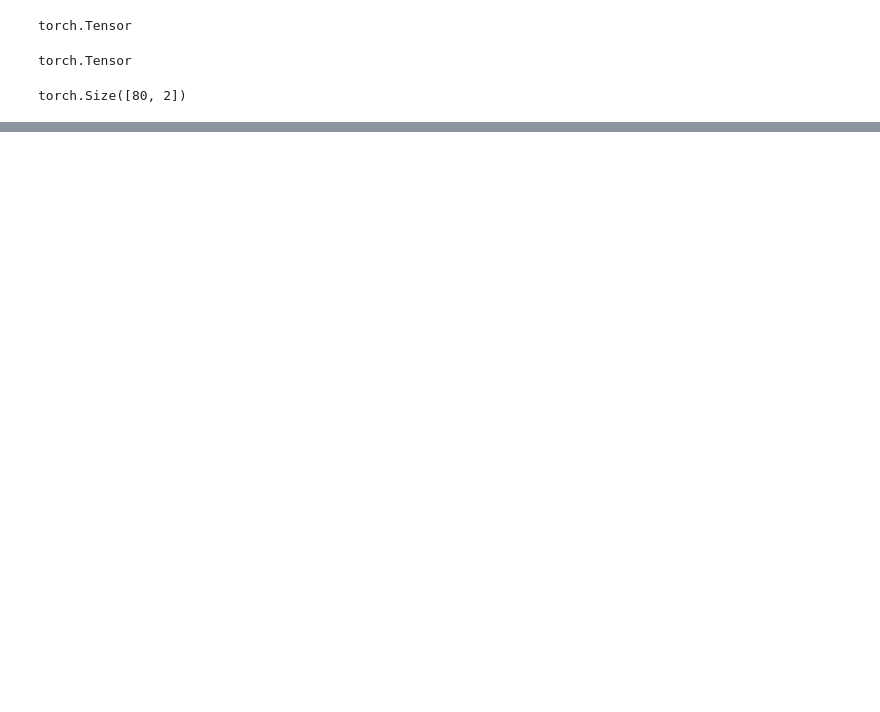
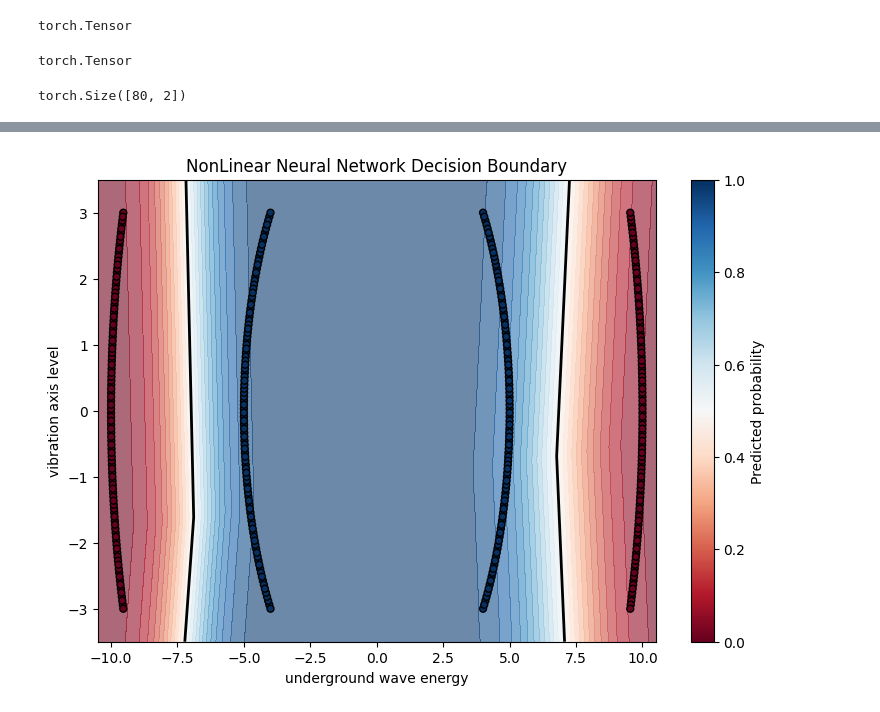
Before and after one commit to mertylmz24/DeepLearningNotebooks, a Jupyter notebook: NonLinearData.ipynb, the cells around one changed output, grey strips where cells are left out. Drawn from its saved outputs; the diff is of its cells as text; code cells hidden in the pictures; blank space fills up the shorter version.

```diff
--- a/NonLinearData.ipynb
+++ b/NonLinearData.ipynb
@@ -321,0 +339,61 @@ Model Accuracy Score with ReLU: 77.5
+# %%
+# decision boundry plot
+
+
+import numpy as np
+import matplotlib.pyplot as plt
+
+# Train ve test verilerini birleştiriyoruz
+X = torch.cat([X_train, X_test], dim=0)
+y = torch.cat([y_train, y_test], dim=0)
+
+# İki özellik için koordinat aralıkları
+x_min, x_max = X[:, 0].min().item() - 0.5, X[:, 0].max().item() + 0.5
+y_min, y_max = X[:, 1].min().item() - 0.5, X[:, 1].max().item() + 0.5
+
+# İki boyutlu grid oluşturuyoruz
+xx, yy = np.meshgrid(
+    np.linspace(x_min, x_max, 300),
+    np.linspace(y_min, y_max, 300)
+)
+
+# Grid noktalarını modele uygun hale getiriyoruz
+grid = np.c_[xx.ravel(), yy.ravel()]
+grid_tensor = torch.tensor(
+    grid,
+    dtype=X_train.dtype,
+    device=X_train.device
+)
+
+# Modelin tahminleri
+model.eval()
+
+with torch.inference_mode():
+    logits = model(grid_tensor)
+    probabilities = torch.sigmoid(logits)
+    Z = probabilities.reshape(xx.shape).cpu().numpy()
+
+# Görselleştirme
+plt.figure(figsize=(9, 6))
+
+plt.contourf(xx, yy, Z, levels=30, cmap="RdBu", alpha=0.6)
+
+# Karar sınırı: P(y=1|x) = 0.5
+plt.contour(xx, yy, Z, levels=[0.5], colors="black", linewidths=2)
+
+plt.scatter(
+    X[:, 0].cpu().numpy(),
+    X[:, 1].cpu().numpy(),
+    c=y.reshape(-1).cpu().numpy(),
+    cmap="RdBu",
+    edgecolors="black",
+    s=25
+)
+
+plt.colorbar(label="Predicted probability")
+plt.xlabel("underground wave energy")
+plt.ylabel("vibration axis level")
+plt.title("NonLinear Neural Network Decision Boundary")
+plt.show()
+# %% [output]
+[figure, added]
```
Also changed, not shown: parts of 6 cells of this notebook, 5 other files.
